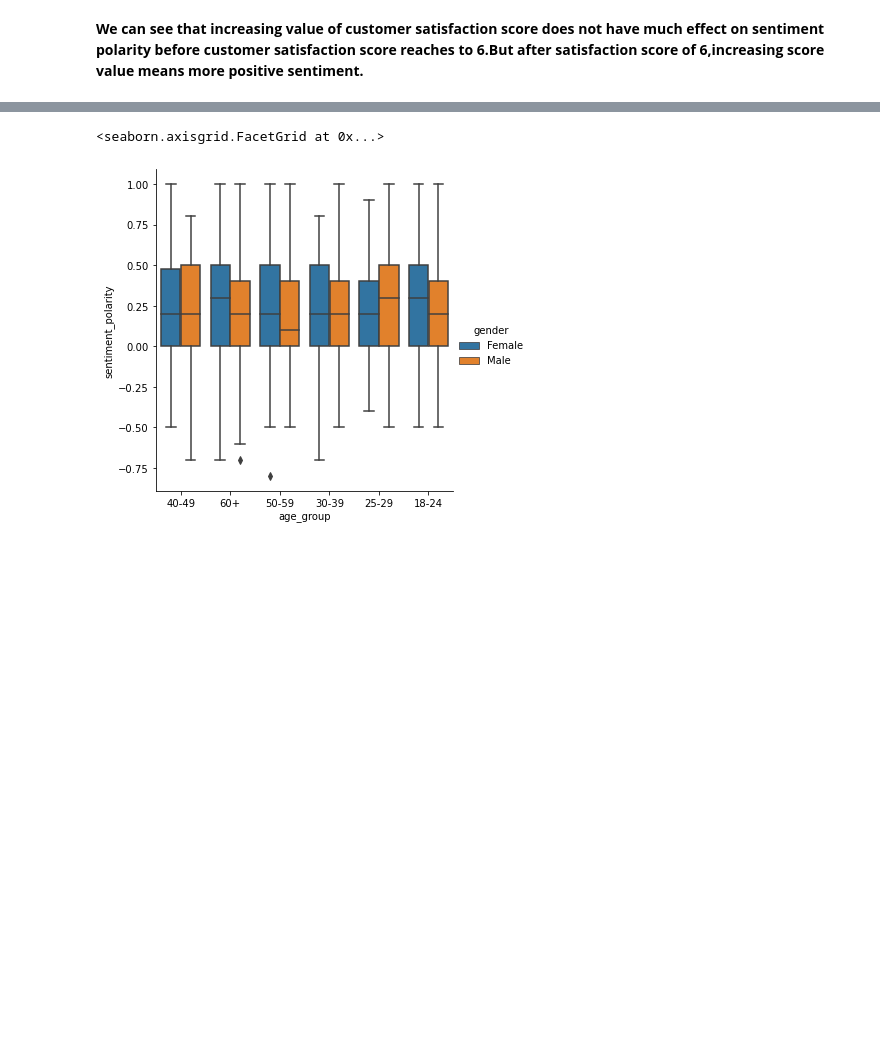
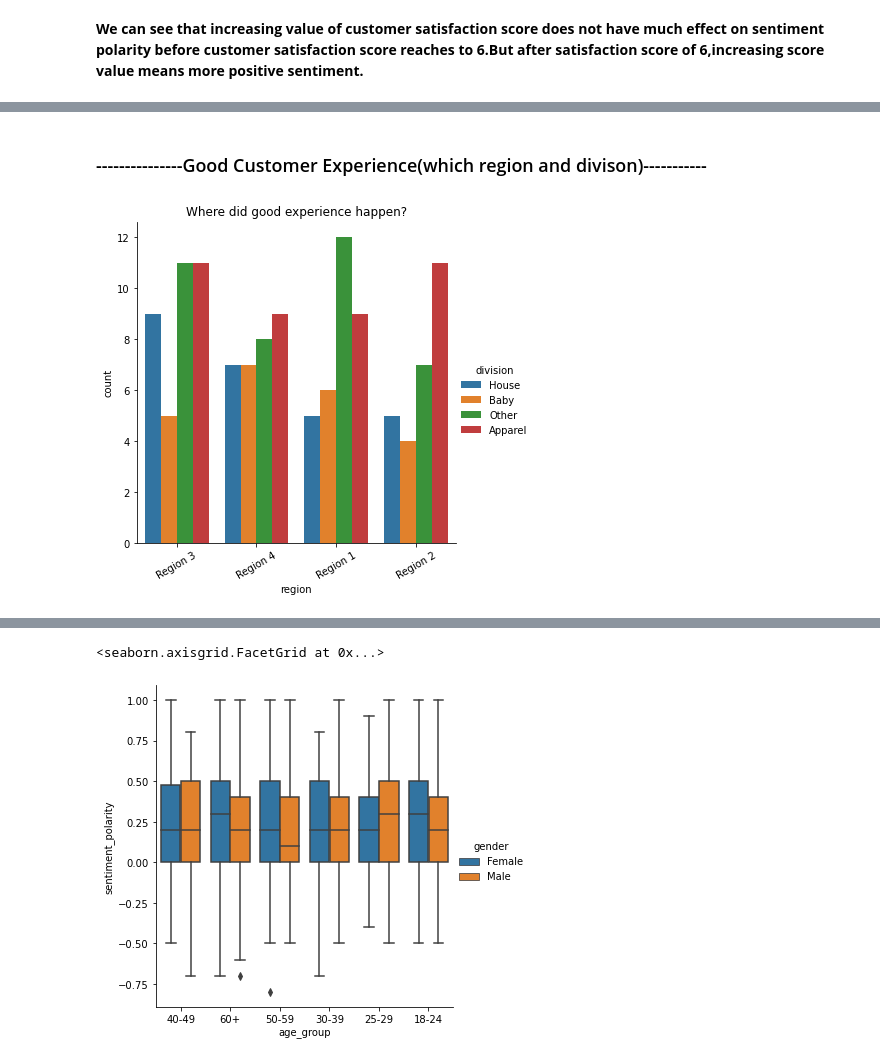
Before and after one commit to Bhupen-Oli/Customer_Experience, a Jupyter notebook: CustomerExperiene.ipynb, the cells around one changed output, grey strips where cells are left out. Cells and saved outputs as stored; diff of their text form; code cells hidden in the pictures; blank space fills up the shorter version.

```diff
--- a/CustomerExperiene.ipynb
+++ b/CustomerExperiene.ipynb
@@ -168,0 +190,14 @@ plt.show()
+# %%
+# Find the stores satisfying good customer experience
+good_condition1=(df_cleaned['customer_satisfaction_score']>6)& (df_cleaned['likelihood_to_shop_again']>6)
+good_condition2=(df_cleaned['service']=='Better')&(df_cleaned['availability']=='Better')
+good_condition3=df_cleaned['sentiment_polarity']>=0
+category_condition=(df_cleaned['category']=='In-store Shopping Improvement Comments')|(df_cleaned['category']=='Satisfaction Comments')
+df_good_experience=df_cleaned[(good_condition1 & good_condition2)& good_condition3]
+df_good_store=df_cleaned[(good_condition1 & good_condition2)& (good_condition3 & category_condition)]
+good_store=len(df_good_store.store.value_counts())
+print('Total number of the good experiences found are:')
+print(len(df_good_experience))
+print("\nTotal number of good stores"+" :"+ str(good_store))
+print("\nThe good stores are:\n")
+df_good_store.store.unique()
@@ -168,0 +229,8 @@ plt.show()
+# %% [markdown]
+### ---------------Good Customer Experience(which region and divison)----------- #####
+# %%
+sns.catplot(x='region',kind='count',hue='division',data=df_good_experience).set(title='Where did good experience happen?')
+plt.xticks(rotation='30')
+plt.show()
+# %% [output]
+[figure, added]
```
Also changed, not shown: parts of 26 cells of this notebook.
